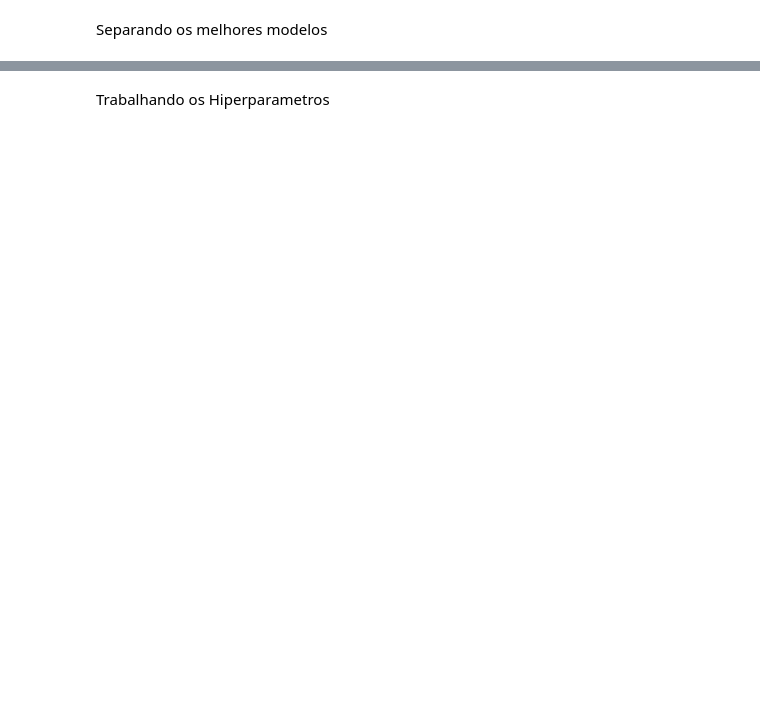
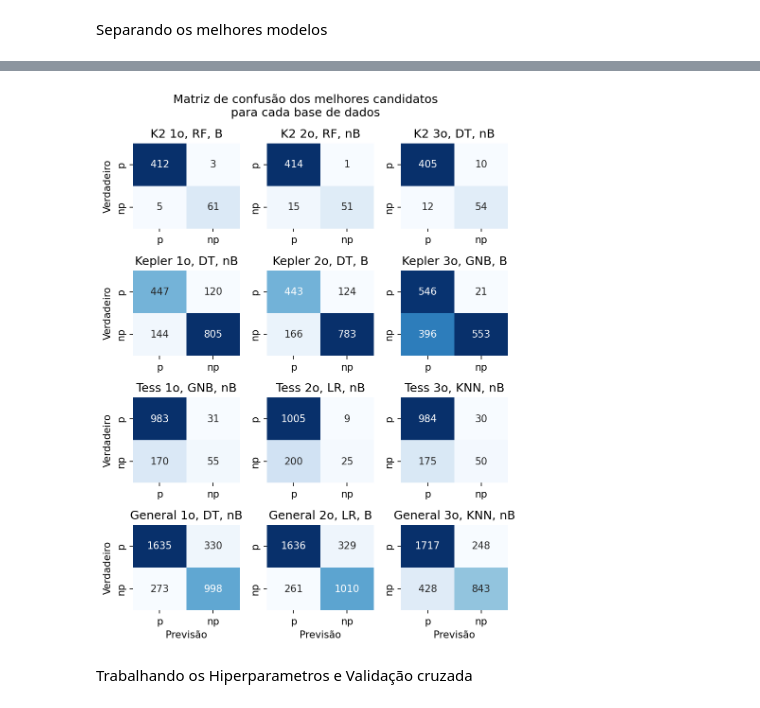
Before and after one commit to jnnastti/EstelarClass, a Jupyter notebook: EstelarClass.ipynb, the cells around one changed output, grey strips where cells are left out. Drawn from its saved outputs; the diff is of its cells as text; code cells hidden in the pictures; blank space fills up the shorter version.

```diff
--- a/EstelarClass.ipynb
+++ b/EstelarClass.ipynb
@@ -1846,5 +1976,83 @@ print(melhores_combinacoes_df)
+# %%
+from sklearn.metrics import confusion_matrix
+import seaborn as sns
+import matplotlib.pyplot as plt
+fig, axes = plt.subplots(nrows=4, ncols=3, figsize=(6, 8),dpi = 150)
+# Linha 1, Coluna 1
+cm = confusion_matrix(k2_base.y_k2_teste,k2_1_rf_bal_y_pred,labels=['planet', 'not planet'])
+cm_df = pd.DataFrame(cm, index=['p', 'np'], columns=['p', 'np'])
+sns.heatmap(cm_df, annot=True, cmap='Blues', fmt='g', ax = axes[0][0],cbar=False)
+axes[0,0].set_title('K2 1o, RF, B')
+axes[0,0].set_ylabel('Verdadeiro')
+# Linha 1, Coluna 2
+cm = confusion_matrix(k2_base.y_k2_teste,k2_2_rf_nbal_y_pred,labels=['planet', 'not planet'])
+cm_df = pd.DataFrame(cm, index=['p', 'np'], columns=['p', 'np'])
+sns.heatmap(cm_df, annot=True, cmap='Blues', fmt='g', ax = axes[0][1],cbar=False)
+axes[0,1].set_title('K2 2o, RF, nB')
+# Linha 1, Coluna 3
+cm = confusion_matrix(k2_base.y_k2_teste,k2_3_dt_nbal_y_pred,labels=['planet', 'not planet'])
+cm_df = pd.DataFrame(cm, index=['p', 'np'], columns=['p', 'np'])
+sns.heatmap(cm_df, annot=True, cmap='Blues', fmt='g', ax = axes[0][2],cbar=False)
+axes[0,2].set_title('K2 3o, DT, nB')
+# Linha 2, Coluna 1
+cm = confusion_matrix(kepler_base.y_kepler_teste,kepler_1_dt_nbal_y_pred,labels=['planet', 'not planet'])
+cm_df = pd.DataFrame(cm, index=['p', 'np'], columns=['p', 'np'])
+sns.heatmap(cm_df, annot=True, cmap='Blues', fmt='g', ax = axes[1][0],cbar=False)
+axes[1,0].set_title('Kepler 1o, DT, nB')
+axes[1,0].set_ylabel('Verdadeiro')
+# Linha 2, Coluna 2
+cm = confusion_matrix(kepler_base.y_kepler_teste,kepler_2_dt_bal_y_pred,labels=['planet', 'not planet'])
+cm_df = pd.DataFrame(cm, index=['p', 'np'], columns=['p', 'np'])
+sns.heatmap(cm_df, annot=True, cmap='Blues', fmt='g', ax = axes[1][1],cbar=False)
+axes[1,1].set_title('Kepler 2o, DT, B')
+# Linha 2, Coluna 3
+cm = confusion_matrix(kepler_base.y_kepler_teste,kepler_3_nb_bal_y_pred,labels=['planet', 'not planet'])
+cm_df = pd.DataFrame(cm, index=['p', 'np'], columns=['p', 'np'])
+sns.heatmap(cm_df, annot=True, cmap='Blues', fmt='g', ax = axes[1][2],cbar=False)
+axes[1,2].set_title('Kepler 3o, GNB, B')
+# Linha 3, Coluna 1
+cm = confusion_matrix(tess_base.y_tess_teste,tess_1_nb_nbal_y_pred,labels=['planet', 'not planet'])
+cm_df = pd.DataFrame(cm, index=['p', 'np'], columns=['p', 'np'])
+sns.heatmap(cm_df, annot=True, cmap='Blues', fmt='g', ax = axes[2][0],cbar=False)
+axes[2,0].set_title('Tess 1o, GNB, nB')
+axes[2,0].set_ylabel('Verdadeiro')
+# Linha 3, Coluna 2
+cm = confusion_matrix(tess_base.y_tess_teste,tess_2_lr_nbal_y_pred,labels=['planet', 'not planet'])
+cm_df = pd.DataFrame(cm, index=['p', 'np'], columns=['p', 'np'])
+sns.heatmap(cm_df, annot=True, cmap='Blues', fmt='g', ax = axes[2][1],cbar=False)
+axes[2,1].set_title('Tess 2o, LR, nB')
+# Linha 3, Coluna 3
+cm = confusion_matrix(tess_base.y_tess_teste,tess_3_knn_nbal_y_pred,labels=['planet', 'not planet'])
+cm_df = pd.DataFrame(cm, index=['p', 'np'], columns=['p', 'np'])
+sns.heatmap(cm_df, annot=True, cmap='Blues', fmt='g', ax = axes[2][2],cbar=False)
+axes[2,2].set_title('Tess 3o, KNN, nB')
+# Linha 4, Coluna 1
+cm = confusion_matrix(general_base.y_general_teste,general_1_dt_nbal_y_pred,labels=['planet', 'not planet'])
+cm_df = pd.DataFrame(cm, index=['p', 'np'], columns=['p', 'np'])
+sns.heatmap(cm_df, annot=True, cmap='Blues', fmt='g', ax = axes[3][0],cbar=False)
+axes[3,0].set_title('General 1o, DT, nB')
+axes[3,0].set_ylabel('Verdadeiro')
+axes[3,0].set_xlabel('Previsão')
+# Linha 4, Coluna 2
+cm = confusion_matrix(general_base.y_general_teste,general_2_dt_bal_y_pred,labels=['planet', 'not planet'])
+cm_df = pd.DataFrame(cm, index=['p', 'np'], columns=['p', 'np'])
+sns.heatmap(cm_df, annot=True, cmap='Blues', fmt='g', ax = axes[3][1],cbar=False)
+axes[3,1].set_title('General 2o, LR, B')
+axes[3,1].set_xlabel('Previsão')
+# Linha 4, Coluna 3
+cm = confusion_matrix(general_base.y_general_teste,general_3_knn_nbal_y_pred,labels=['planet', 'not planet'])
+cm_df = pd.DataFrame(cm, index=['p', 'np'], columns=['p', 'np'])
+sns.heatmap(cm_df, annot=True, cmap='Blues', fmt='g', ax = axes[3][2],cbar=False)
+axes[3,2].set_title('General 3o, KNN, nB')
+axes[3,2].set_xlabel('Previsão')
+# Título, formação e salvamento
+plt.suptitle('Matriz de confusão dos melhores candidatos\npara cada base de dados')
+plt.tight_layout()
+plt.savefig('matriz_confusao_candidatos.png',dpi = 150)
+# %% [output]
+[figure, added]
 # %% [markdown]
-Trabalhando os Hiperparametros
+Trabalhando os Hiperparametros e Validação cruzada
 # %%
 from sklearn.model_selection import GridSearchCV
 from sklearn.metrics import make_scorer, f1_score
```
Also changed, not shown: parts of 51 cells of this notebook, 3 other files.
